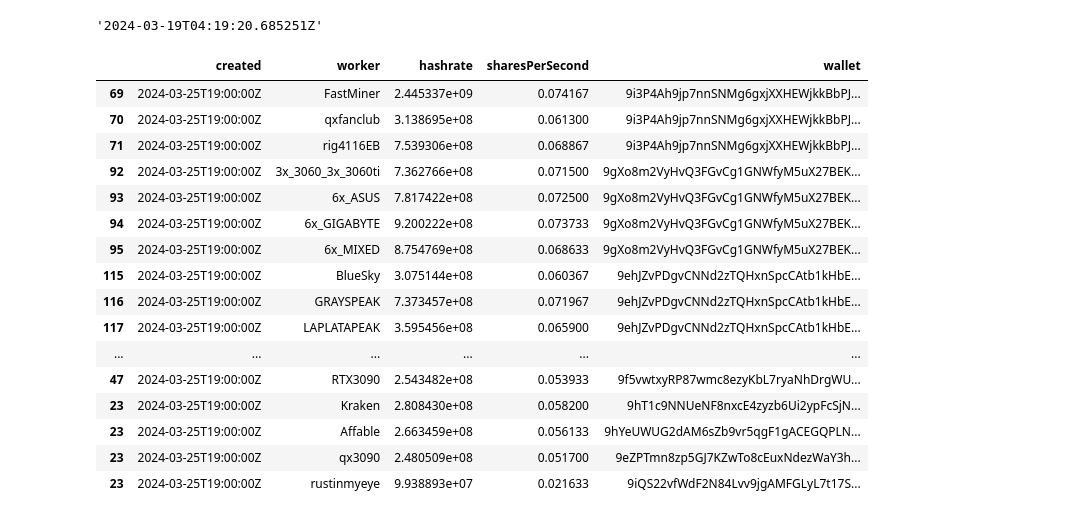
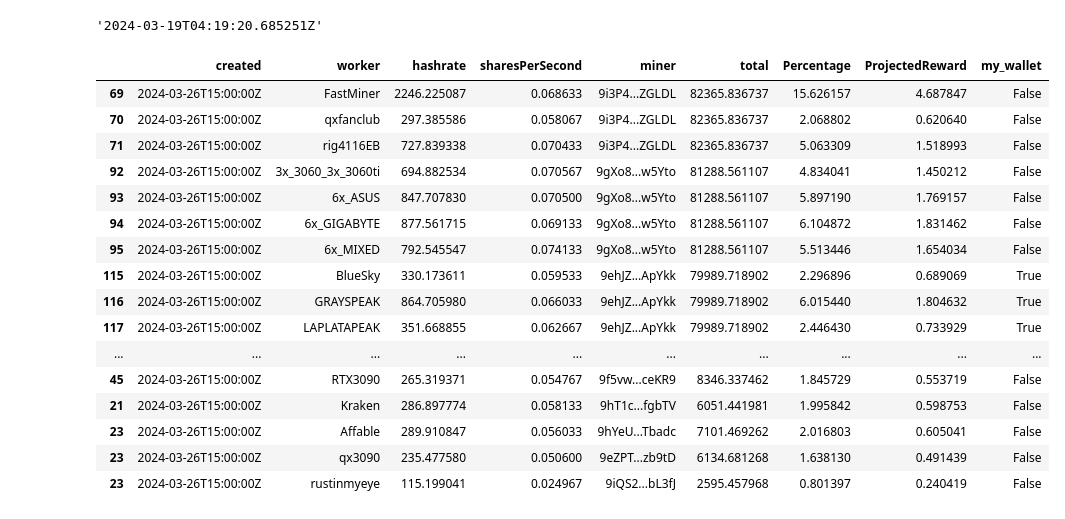
Before and after one commit to marctheshark3/sigmanaut-mining-pool-ui, a Jupyter notebook: prototype.ipynb, the cells around one changed output. Drawn from its saved outputs; the diff is of its cells as text; code cells hidden in the pictures.

```diff
--- a/prototype.ipynb
+++ b/prototype.ipynb
@@ -321,26 +321,26 @@ last_block_found
 # %% [output]
 '2024-03-19T04:19:20.685251Z'
 # %%
-df = reader.get_all_miner_data()
+df = reader.get_all_miner_data('9ehJZvPDgvCNNd2zTQHxnSpcCAtb1kHbEN1VAgeoRD5DPVApYkk')
 df
 # %% [output]
-|  | created | worker | hashrate | sharesPerSecond | wallet |
-| 69 | 2024-03-25T19:00:00Z | FastMiner | 2.445337e+09 | 0.074167 | 9i3P4Ah9jp7nnSNMg6gxjXXHEWjkkBbPJ... |
-| 70 | 2024-03-25T19:00:00Z | qxfanclub | 3.138695e+08 | 0.061300 | 9i3P4Ah9jp7nnSNMg6gxjXXHEWjkkBbPJ... |
-| 71 | 2024-03-25T19:00:00Z | rig4116EB | 7.539306e+08 | 0.068867 | 9i3P4Ah9jp7nnSNMg6gxjXXHEWjkkBbPJ... |
-| 92 | 2024-03-25T19:00:00Z | 3x_3060_3x_3060ti | 7.362766e+08 | 0.071500 | 9gXo8m2VyHvQ3FGvCg1GNWfyM5uX27BEK... |
-| 93 | 2024-03-25T19:00:00Z | 6x_ASUS | 7.817422e+08 | 0.072500 | 9gXo8m2VyHvQ3FGvCg1GNWfyM5uX27BEK... |
-| 94 | 2024-03-25T19:00:00Z | 6x_GIGABYTE | 9.200222e+08 | 0.073733 | 9gXo8m2VyHvQ3FGvCg1GNWfyM5uX27BEK... |
-| 95 | 2024-03-25T19:00:00Z | 6x_MIXED | 8.754769e+08 | 0.068633 | 9gXo8m2VyHvQ3FGvCg1GNWfyM5uX27BEK... |
-| 115 | 2024-03-25T19:00:00Z | BlueSky | 3.075144e+08 | 0.060367 | 9ehJZvPDgvCNNd2zTQHxnSpcCAtb1kHbE... |
-| 116 | 2024-03-25T19:00:00Z | GRAYSPEAK | 7.373457e+08 | 0.071967 | 9ehJZvPDgvCNNd2zTQHxnSpcCAtb1kHbE... |
-| 117 | 2024-03-25T19:00:00Z | LAPLATAPEAK | 3.595456e+08 | 0.065900 | 9ehJZvPDgvCNNd2zTQHxnSpcCAtb1kHbE... |
-| ... | ... | ... | ... | ... | ... |
-| 47 | 2024-03-25T19:00:00Z | RTX3090 | 2.543482e+08 | 0.053933 | 9f5vwtxyRP87wmc8ezyKbL7ryaNhDrgWU... |
-| 23 | 2024-03-25T19:00:00Z | Kraken | 2.808430e+08 | 0.058200 | 9hT1c9NNUeNF8nxcE4zyzb6Ui2ypFcSjN... |
-| 23 | 2024-03-25T19:00:00Z | Affable | 2.663459e+08 | 0.056133 | 9hYeUWUG2dAM6sZb9vr5qgF1gACEGQPLN... |
-| 23 | 2024-03-25T19:00:00Z | qx3090 | 2.480509e+08 | 0.051700 | 9eZPTmn8zp5GJ7KZwTo8cEuxNdezWaY3h... |
-| 23 | 2024-03-25T19:00:00Z | rustinmyeye | 9.938893e+07 | 0.021633 | 9iQS22vfWdF2N84Lvv9jgAMFGLyL7t17S... |
+|  | created | worker | hashrate | sharesPerSecond | miner | total | Percentage | ProjectedReward | my_wallet |
+| 69 | 2024-03-26T15:00:00Z | FastMiner | 2246.225087 | 0.068633 | 9i3P4...ZGLDL | 82365.836737 | 15.626157 | 4.687847 | False |
+| 70 | 2024-03-26T15:00:00Z | qxfanclub | 297.385586 | 0.058067 | 9i3P4...ZGLDL | 82365.836737 | 2.068802 | 0.620640 | False |
+| 71 | 2024-03-26T15:00:00Z | rig4116EB | 727.839338 | 0.070433 | 9i3P4...ZGLDL | 82365.836737 | 5.063309 | 1.518993 | False |
+| 92 | 2024-03-26T15:00:00Z | 3x_3060_3x_3060ti | 694.882534 | 0.070567 | 9gXo8...w5Yto | 81288.561107 | 4.834041 | 1.450212 | False |
+| 93 | 2024-03-26T15:00:00Z | 6x_ASUS | 847.707830 | 0.070500 | 9gXo8...w5Yto | 81288.561107 | 5.897190 | 1.769157 | False |
+| 94 | 2024-03-26T15:00:00Z | 6x_GIGABYTE | 877.561715 | 0.069133 | 9gXo8...w5Yto | 81288.561107 | 6.104872 | 1.831462 | False |
+| 95 | 2024-03-26T15:00:00Z | 6x_MIXED | 792.545547 | 0.074133 | 9gXo8...w5Yto | 81288.561107 | 5.513446 | 1.654034 | False |
+| 115 | 2024-03-26T15:00:00Z | BlueSky | 330.173611 | 0.059533 | 9ehJZ...ApYkk | 79989.718902 | 2.296896 | 0.689069 | True |
+| 116 | 2024-03-26T15:00:00Z | GRAYSPEAK | 864.705980 | 0.066033 | 9ehJZ...ApYkk | 79989.718902 | 6.015440 | 1.804632 | True |
+| 117 | 2024-03-26T15:00:00Z | LAPLATAPEAK | 351.668855 | 0.062667 | 9ehJZ...ApYkk | 79989.718902 | 2.446430 | 0.733929 | True |
+| ... | ... | ... | ... | ... | ... | ... | ... | ... | ... |
+| 45 | 2024-03-26T15:00:00Z | RTX3090 | 265.319371 | 0.054767 | 9f5vw...ceKR9 | 8346.337462 | 1.845729 | 0.553719 | False |
+| 21 | 2024-03-26T15:00:00Z | Kraken | 286.897774 | 0.058133 | 9hT1c...fgbTV | 6051.441981 | 1.995842 | 0.598753 | False |
+| 23 | 2024-03-26T15:00:00Z | Affable | 289.910847 | 0.056033 | 9hYeU...Tbadc | 7101.469262 | 2.016803 | 0.605041 | False |
+| 23 | 2024-03-26T15:00:00Z | qx3090 | 235.477580 | 0.050600 | 9eZPT...zb9tD | 6134.681268 | 1.638130 | 0.491439 | False |
+| 23 | 2024-03-26T15:00:00Z | rustinmyeye | 115.199041 | 0.024967 | 9iQS2...bL3fJ | 2595.457968 | 0.801397 | 0.240419 | False |
 # %%
 df[df.wallet == '9ehJZvPDgvCNNd2zTQHxnSpcCAtb1kHbEN1VAgeoRD5DPVApYkk']
 # %% [output]
```
Also changed, not shown: parts of 21 cells of this notebook, 6 other files.
